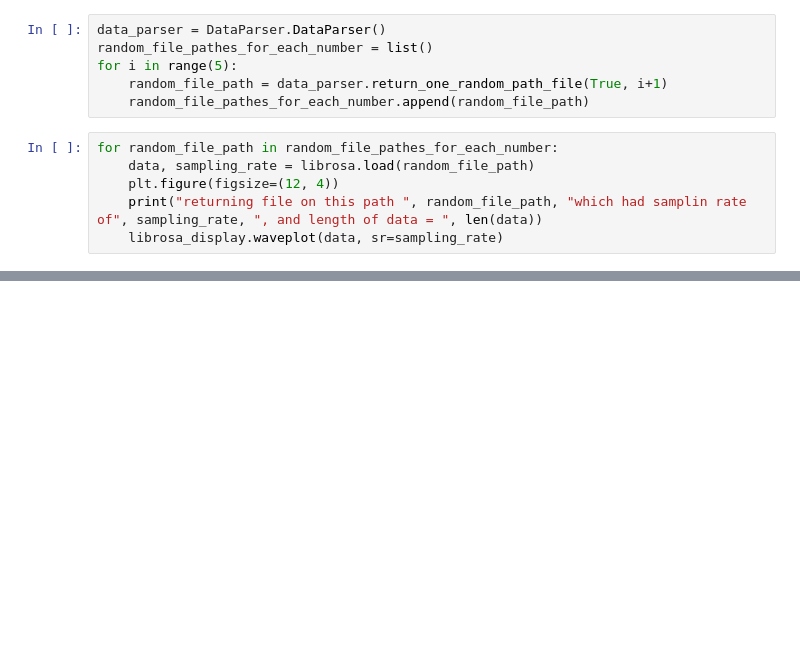
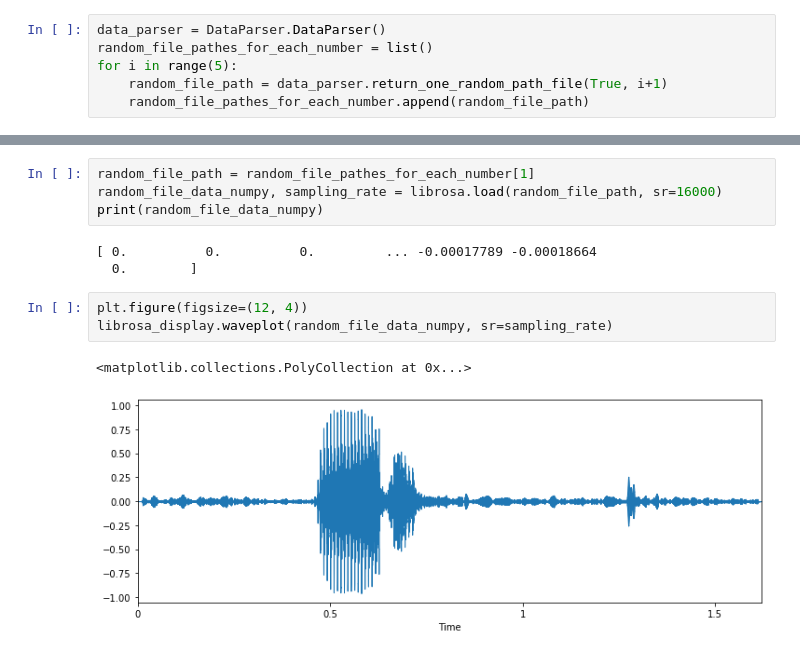
Before and after one commit to rlobz17/ML_Final_project, a Jupyter notebook: DataSampler.ipynb, the cells around one changed output, grey strips where cells are left out. Drawn from its saved outputs; the diff is of its cells as text; blank space fills up the shorter version.

```diff
--- a/DataSampler.ipynb
+++ b/DataSampler.ipynb
@@ -14,9 +16,3 @@ random_file_pathes_for_each_number = list()
 for i in range(5):
     random_file_path = data_parser.return_one_random_path_file(True, i+1)
     random_file_pathes_for_each_number.append(random_file_path)
-# %%
-for random_file_path in random_file_pathes_for_each_number:
-    data, sampling_rate = librosa.load(random_file_path)
-    plt.figure(figsize=(12, 4))
-    print("returning file on this path ", random_file_path, "which had samplin rate of", sampling_rate, ", and length of data = ", len(data))
-    librosa_display.waveplot(data, sr=sampling_rate)
@@ -33,0 +19,13 @@ returning file on this path  ./Data/Train/5/tamar-bedi-5d.wav which had samplin
+# %%
+random_file_path = random_file_pathes_for_each_number[1]
+random_file_data_numpy, sampling_rate = librosa.load(random_file_path, sr=16000)
+print(random_file_data_numpy)
+# %% [output]
+[ 0.          0.          0.         ... -0.00017789 -0.00018664
+  0.        ]
+# %%
+plt.figure(figsize=(12, 4))
+librosa_display.waveplot(random_file_data_numpy, sr=sampling_rate)
+# %% [output]
+<matplotlib.collections.PolyCollection at 0x...>
+[figure, added]
```
Also changed, not shown: parts of 5 cells of this notebook, 2 other files.
